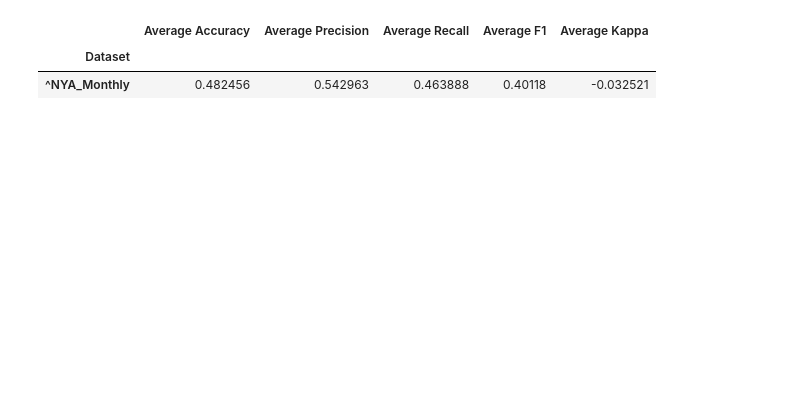
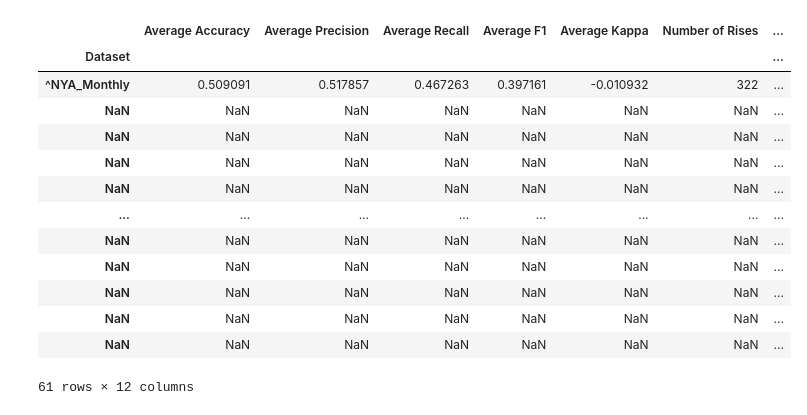
Before and after one commit to sam-tompkins/Sam-Tompkins-Public-Repository, a Jupyter notebook: irp_pipeline_nocuda_nocv.ipynb, the cells around one changed output. Saved outputs shown, nothing was run; the diff lists cells and outputs as text; code cells hidden in the pictures; blank space fills up the shorter version.

Commit message:
final tuning + first results

```diff
--- a/irp_pipeline_nocuda_nocv.ipynb
+++ b/irp_pipeline_nocuda_nocv.ipynb
@@ -86,11 +86,11 @@ def prep(dataset):
 
     final_dataset = merge_final.dropna()
 
-    time_shifted = final_dataset.resample('M').asfreq().dropna()
+    time_shifted = final_dataset.resample('W-FRI').asfreq().dropna()
 
     features = ['Open', 'High', 'Low', 'Close', 'Adj Close', 'Volume', 'CPI',
                 'Mortgage_rate', 'Unemp_rate', 'disposable_income','GVZ', 'OVX', 'VVIX',
-                'RSI (14D)', '20 Day CCI', 'Williams %R', 'EMA (5D)', 'MA50',]
+                'RSI (14D)', '20 Day CCI', 'Williams %R', 'EMA (5D)', 'MA50', 'DFF']
 
     time_shifted[features] = time_shifted[features].astype(float)
     time_shifted[features] = scaler.fit_transform(time_shifted[features])
@@ -160,7 +160,7 @@ def create_sequence(input_data, sequence_length):
     return sequences
 
 # train the model with data provided
-def trainer(model, train_data, loss_func, opt, epochs):
+def trainer(model, train_data, loss_func, opt, epochs, fold, losses):
     model.train()
     for epoch in range(epochs):
         for sequence, labels in train_data:
@@ -175,6 +175,11 @@ def trainer(model, train_data, loss_func, opt, epochs):
 
         if epoch % 25 == 1:
             print(f'Epoch {epoch} loss: {loss.item():.4f}')
+
+            new_row = pd.DataFrame({'Fold': [fold+1], 'Epoch': [epoch], 'Loss': [loss.item()]})
+            losses = pd.concat([losses, new_row], ignore_index=True)
+
+    return losses
 
 def predictor(model, test_data):
     model.eval()
@@ -207,6 +212,7 @@ precisions = []
 recalls = []
 f1s = []
 kappas = []
+losses = pd.DataFrame(columns=['Fold', 'Epoch', 'Loss'])
 
 for fold, (train_index, test_index) in enumerate(tscv.split(sequences)):
     print(f'Fold {fold+1}')
@@ -224,7 +230,7 @@ for fold, (train_index, test_index) in enumerate(tscv.split(sequences)):
 
     # train model
     epochs = 150
-    trainer(model, train_data, loss_func, opt, epochs)
+    losses = trainer(model, train_data, loss_func, opt, epochs, fold, losses)
 
     # make predictions
     test_labels = [label for _, label in test_sequences]
@@ -284,9 +290,12 @@ Average Kappa: 0.1110
 fall = (ticker.Target == 0).sum()
 rise = (ticker.Target == 1).sum()
 
+rise_per = (rise / (rise + fall)) * 100
+fall_per = (fall / (rise + fall)) * 100
+
 print(f'Number of days rising: {rise}')
 print(f'Number of days falling: {fall}')
 
-print(f'Rise % is: {(rise / (rise + fall)) * 100:.2f}%')
-print(f'Fall % is: {(fall / (rise + fall)) * 100:.2f}%')
+print(f'Rise % is: {rise_per:.2f}%')
+print(f'Fall % is: {fall_per:.2f}%')
 # %% [output]
@@ -297,21 +306,36 @@ Fall % is: 47.98%
 # %%
 results = pd.DataFrame(columns=['Dataset', 'Average Accuracy', 'Average Precision',
-                                'Average Recall', 'Average F1', 'Average Kappa'])
+                                'Average Recall', 'Average F1', 'Average Kappa', 'Number of Rises',
+                                'Number of Falls', 'Rise %', 'Fall %'])
 
 datatset_name = (file_path.split('/')[-1].split('.')[0] + '_Monthly')
 
 metrics = {'Dataset': datatset_name ,'Average Accuracy': avg_accuracy,
            'Average Precision': avg_precision, 'Average Recall': avg_recall,
-           'Average F1': avg_f1, 'Average Kappa': avg_kappa}
+           'Average F1': avg_f1, 'Average Kappa': avg_kappa, 'Number of Rises': rise, 'Number of Falls': fall,
+           'Rise %': rise_per, 'Fall %': fall_per}
 
 export_results = results._append(metrics, ignore_index=True)
 
+export_results = pd.concat([export_results, losses], ignore_index=True)
+
 export_results.set_index('Dataset', inplace=True)
 
-#export_results.to_csv(r"C:\Users\samto\Desktop\IRP DATA-20240724T195545Z-001\IRP DATA\\" + datatset_name + '_monthly_w_macro.csv')
+export_results.to_csv(r"C:\Users\samto\Desktop\IRP DATA-20240724T195545Z-001\IRP DATA\\" + datatset_name + '_weekly_w_macro.csv')
 
 export_results
 # %% [output]
-|  | Average Accuracy | Average Precision | Average Recall | Average F1 | Average Kappa |
-| Dataset |  |  |  |  |  |
-| ^NYA_Monthly | 0.482456 | 0.542963 | 0.463888 | 0.40118 | -0.032521 |
+|  | Average Accuracy | Average Precision | Average Recall | Average F1 | Average Kappa | Number of Rises | ... |
+| Dataset |  |  |  |  |  |  | ... |
+| ^NYA_Monthly | 0.509091 | 0.517857 | 0.467263 | 0.397161 | -0.010932 | 322 | ... |
+| NaN | NaN | NaN | NaN | NaN | NaN | NaN | ... |
+| NaN | NaN | NaN | NaN | NaN | NaN | NaN | ... |
+| NaN | NaN | NaN | NaN | NaN | NaN | NaN | ... |
+| NaN | NaN | NaN | NaN | NaN | NaN | NaN | ... |
+| ... | ... | ... | ... | ... | ... | ... | ... |
+| NaN | NaN | NaN | NaN | NaN | NaN | NaN | ... |
+| NaN | NaN | NaN | NaN | NaN | NaN | NaN | ... |
+| NaN | NaN | NaN | NaN | NaN | NaN | NaN | ... |
+| NaN | NaN | NaN | NaN | NaN | NaN | NaN | ... |
+| NaN | NaN | NaN | NaN | NaN | NaN | NaN | ... |
+61 rows × 12 columns
```
Also changed, not shown: parts of 3 cells of this notebook, 1 other file.
